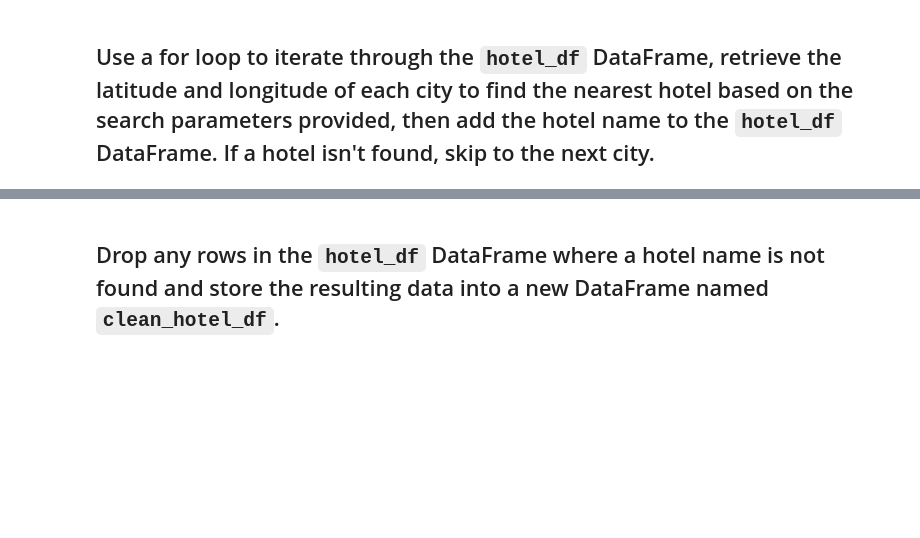
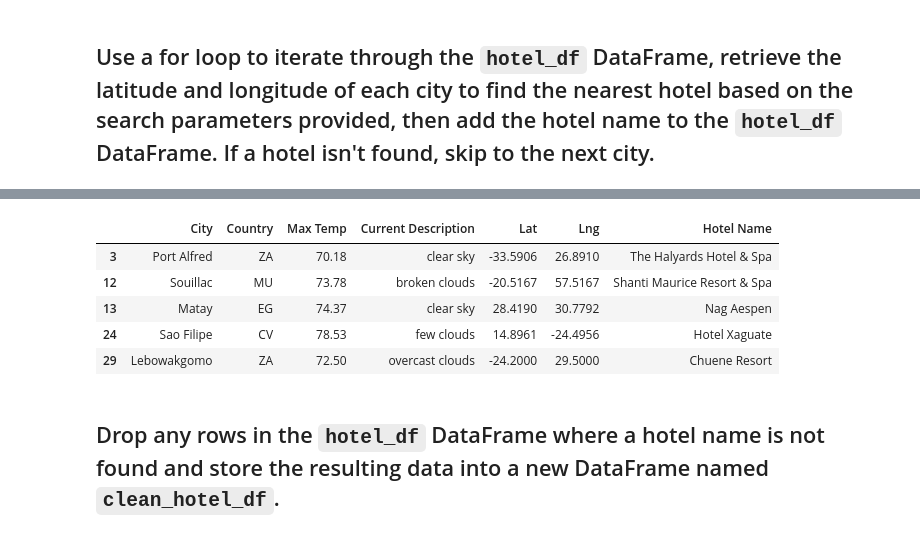
Before and after one commit to Jared2me/World_Weather_Analysis, a Jupyter notebook: Vacation_Search/Vacation_Search.ipynb, the cells around one changed output, grey strips where cells are left out. Drawn from its saved outputs; the diff is of its cells as text; code cells hidden in the pictures; blank space fills up the shorter version.

```diff
--- a/Vacation_Search/Vacation_Search.ipynb
+++ b/Vacation_Search/Vacation_Search.ipynb
@@ -203,8 +204,8 @@ params = {
 # Iterate through the hotel DataFrame
 for index, row in hotel_df.iterrows():
     # Fetch latitude and longitude from the DataFrame
-    lat = # YOUR CODE HERE
-    lng = # YOUR CODE HERE
+    lat = row["Lat"]
+    lng = row["Lng"]
 
     # Add the latitude and longitude as parameters to the params dictionary
     params["location"] = f"{lat},{lng}"
@@ -213,7 +214,7 @@ for index, row in hotel_df.iterrows():
     base_url = "https://maps.googleapis.com/maps/api/place/nearbysearch/json"
 
     # Make an API request and retrieve the JSON data from the hotel search
-    hotels = # YOUR CODE HERE
+    hotels = requests.get(base_url, params=params).json()
 
     # Get the first hotel from the results and store the name, if a hotel isn't found skip the city
     try:
@@ -223,3 +241,11 @@ for index, row in hotel_df.iterrows():
 # %%
 # Display sample data
-# YOUR CODE HERE
+len(hotel_df)
+hotel_df.head()
+# %% [output]
+|  | City | Country | Max Temp | Current Description | Lat | Lng | Hotel Name |
+| 3 | Port Alfred | ZA | 70.18 | clear sky | -33.5906 | 26.8910 | The Halyards Hotel & Spa |
+| 12 | Souillac | MU | 73.78 | broken clouds | -20.5167 | 57.5167 | Shanti Maurice Resort & Spa |
+| 13 | Matay | EG | 74.37 | clear sky | 28.4190 | 30.7792 | Nag Aespen |
+| 24 | Sao Filipe | CV | 78.53 | few clouds | 14.8961 | -24.4956 | Hotel Xaguate |
+| 29 | Lebowakgomo | ZA | 72.50 | overcast clouds | -24.2000 | 29.5000 | Chuene Resort |
```
Also changed, not shown: parts of 10 cells of this notebook, 1 other file.
